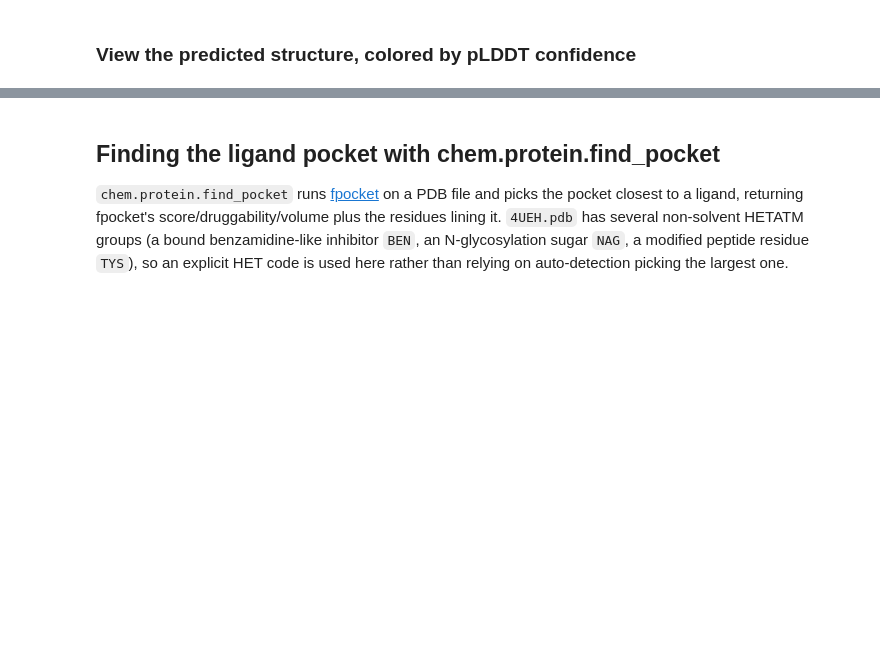
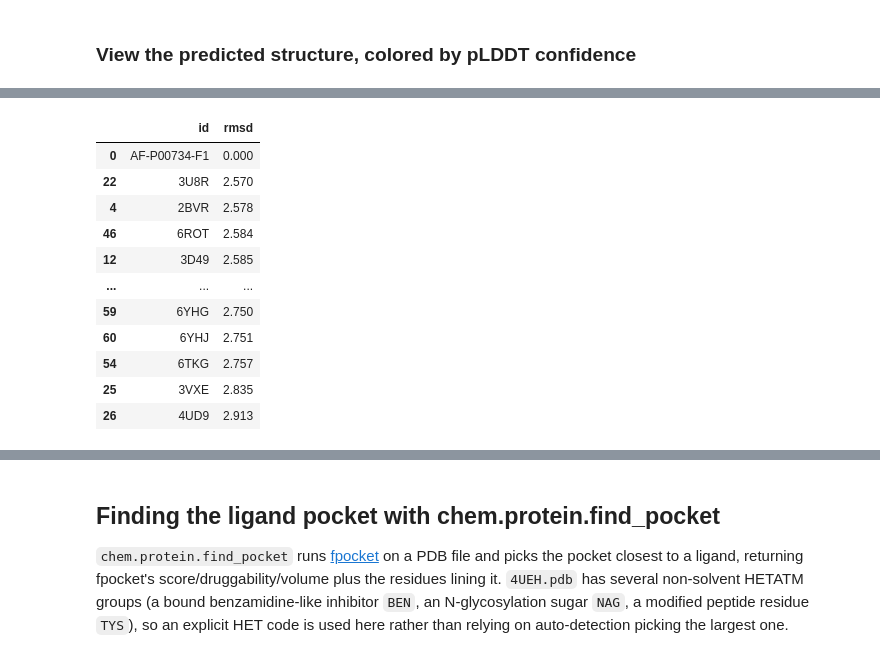
Before and after one commit to rhara/chem, a Jupyter notebook: notebooks/00_getting_started.ipynb, the cells around one changed output, grey strips where cells are left out. Drawn from its saved outputs; the diff is of its cells as text; code cells hidden in the pictures; blank space fills up the shorter version.

```diff
--- a/notebooks/00_getting_started.ipynb
+++ b/notebooks/00_getting_started.ipynb
@@ -202,10 +212,72 @@ file per input into `outdir`, so each can be overlaid in the same viewer.
 # %%
 import glob
+import itertools
+import os
+
+import ipywidgets as widgets
+import pandas as pd
+import py3Dmol
+from IPython.display import display
 
 from chem import protein
 
-structures = sorted(glob.glob("data/*.pdb"))[:] + glob.glob("af_data/*.pdb")
-print(structures)
+# Reference is fixed to the AlphaFold model -- not user-selectable.
+reference_path = glob.glob("af_data/*.pdb")[0]
+reference_id = os.path.splitext(os.path.basename(reference_path))[0]
 
-rmsd = protein.align(structures, outdir="aligned")
-rmsd
+structures = sorted(glob.glob("data/*.pdb"))
+structure_ids = [os.path.splitext(os.path.basename(p))[0] for p in structures]
+id_to_path = dict(zip(structure_ids, structures))
+
+# Align every downloaded RCSB structure onto the fixed AlphaFold reference, once.
+# align() already returns plain (not numpy) floats rounded to 3dp.
+rmsd = protein.align(structures, reference=reference_path, outdir="aligned")
+rmsd_df = pd.DataFrame(
+    [{"id": os.path.splitext(os.path.basename(p))[0], "rmsd": r} for p, r in rmsd.items()]
+).sort_values("rmsd")
+display(rmsd_df)
+
+# One independently-toggleable checkbox-style button per structure (unlike
+# ToggleButtons, several can be selected at once) for choosing which of the
+# already-aligned structures to overlay in the viewer below.
+_default_overlay = set(structure_ids[:4])
+overlay_toggles = {
+    i: widgets.ToggleButton(description=i, value=(i in _default_overlay), layout=widgets.Layout(width="65px"))
+    for i in structure_ids
+}
+overlay_box = widgets.GridBox(
+    list(overlay_toggles.values()),
+    layout=widgets.Layout(grid_template_columns="repeat(auto-fill, 65px)", width="100%"),
+)
+
+output = widgets.Output()
+_COLORS = ["orange", "cyan", "magenta", "yellow", "green", "purple", "teal", "brown", "pink", "grey", "blue", "red"]
+
+
+def render_overlay(*_):
+    output.clear_output(wait=True)
+    with output:
+        chosen_ids = [i for i, t in overlay_toggles.items() if t.value]
+        if not chosen_ids:
+            print("Select at least one structure to overlay.")
+            return
+
+        view = py3Dmol.view(width=600, height=450)
+        # itertools.cycle so the color palette never silently runs out and drops
+        # a selected structure, however many are chosen. The (fixed) reference is
+        # always shown first.
+        for struct_id, color in zip([reference_id] + chosen_ids, itertools.cycle(_COLORS)):
+            aligned_path = os.path.join("aligned", f"{struct_id}.pdb")
+            with open(aligned_path) as f:
+                view.addModel(f.read(), "pdb")
+            view.setStyle({"model": -1}, {"cartoon": {"color": color}})
+        view.zoomTo()
+        view.show()
+
+
+for _toggle in overlay_toggles.values():
+    _toggle.observe(render_overlay, names="value")
+render_overlay()
+
+display(widgets.VBox([overlay_box, output]))
+# %% [output]
@@ -211,0 +285,12 @@ rmsd
+|  | id | rmsd |
+| 0 | AF-P00734-F1 | 0.000 |
+| 22 | 3U8R | 2.570 |
+| 4 | 2BVR | 2.578 |
+| 46 | 6ROT | 2.584 |
+| 12 | 3D49 | 2.585 |
+| ... | ... | ... |
+| 59 | 6YHG | 2.750 |
+| 60 | 6YHJ | 2.751 |
+| 54 | 6TKG | 2.757 |
+| 25 | 3VXE | 2.835 |
+| 26 | 4UD9 | 2.913 |
```
Also changed, not shown: parts of 7 cells of this notebook.
